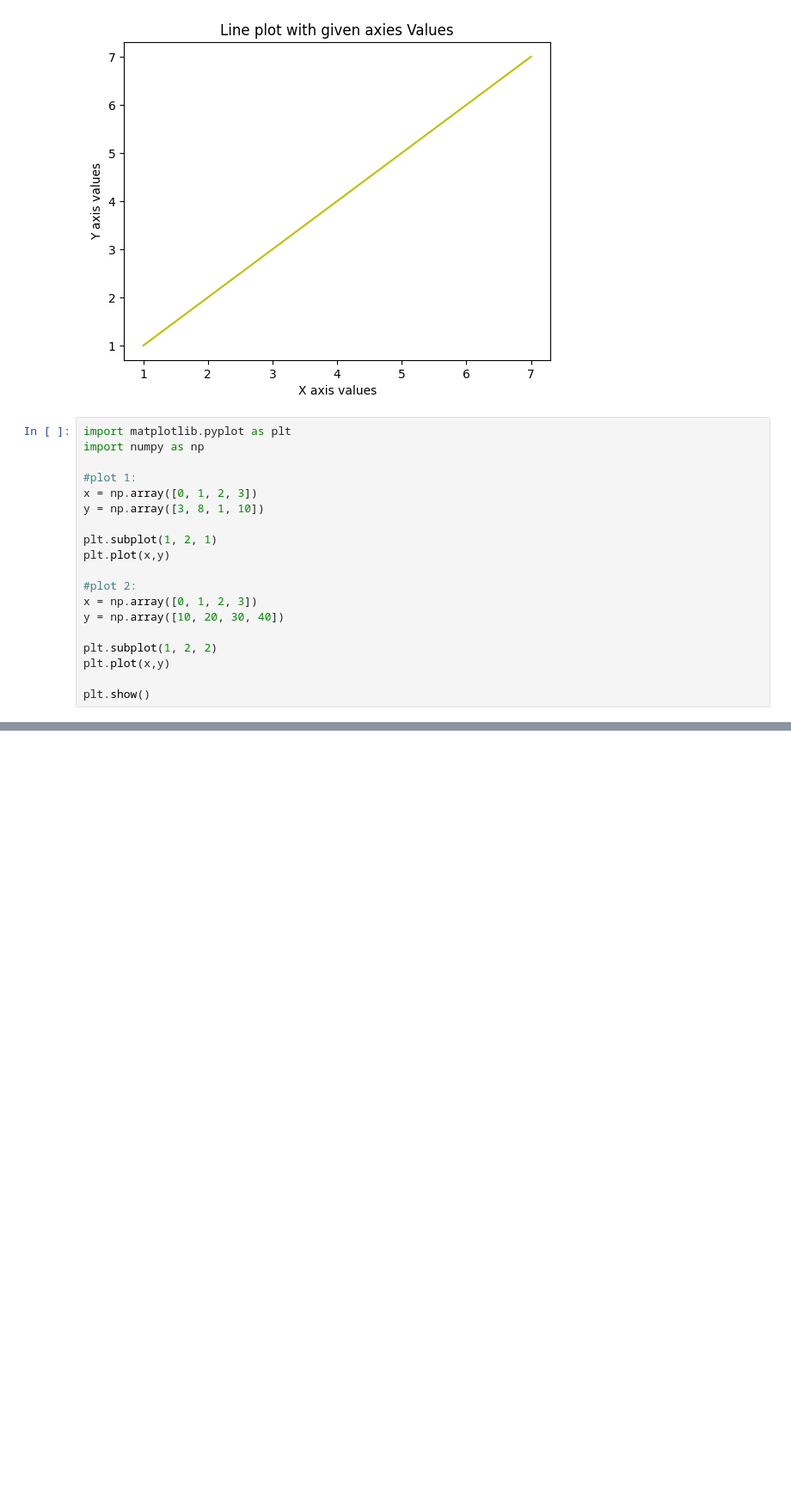
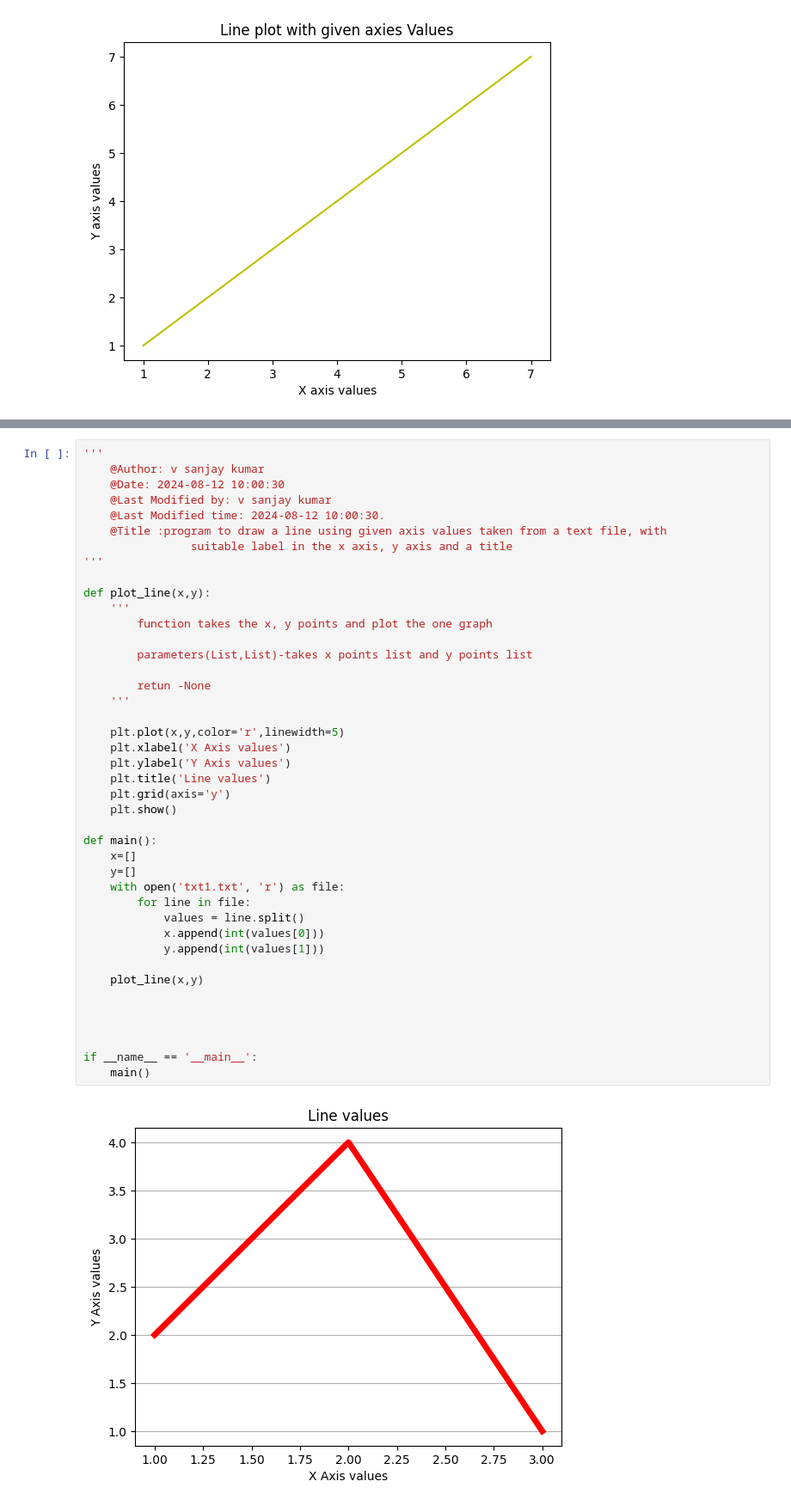
Before and after one commit to sanjaysanju673/Python_libraries-, a Jupyter notebook: Matplot/matplot/matplot.ipynb, the cells around one changed output, grey strips where cells are left out. Shown at 86% size. Drawn from its saved outputs; the diff is of its cells as text; blank space fills up the shorter version.

Commit message:
[Sanjay] Add:programs of the matplot

```diff
--- a/Matplot/matplot/matplot.ipynb
+++ b/Matplot/matplot/matplot.ipynb
@@ -69,22 +69,3 @@ if __name__ == '__main__':
     main()
 # %% [output]
 [figure]
-# %%
-import matplotlib.pyplot as plt
-import numpy as np
-
-#plot 1:
-x = np.array([0, 1, 2, 3])
-y = np.array([3, 8, 1, 10])
-
-plt.subplot(1, 2, 1)
-plt.plot(x,y)
-
-#plot 2:
-x = np.array([0, 1, 2, 3])
-y = np.array([10, 20, 30, 40])
-
-plt.subplot(1, 2, 2)
-plt.plot(x,y)
-
-plt.show()
@@ -92,0 +79,44 @@ plt.show()
+# %%
+'''
+    @Author: v sanjay kumar
+    @Date: 2024-08-12 10:00:30
+    @Last Modified by: v sanjay kumar
+    @Last Modified time: 2024-08-12 10:00:30.
+    @Title :program to draw a line using given axis values taken from a text file, with
+                suitable label in the x axis, y axis and a title
+'''
+
+def plot_line(x,y):
+    '''
+        function takes the x, y points and plot the one graph
+
+        parameters(List,List)-takes x points list and y points list
+
+        retun -None
+    '''
+
+    plt.plot(x,y,color='r',linewidth=5)
+    plt.xlabel('X Axis values')
+    plt.ylabel('Y Axis values')
+    plt.title('Line values')
+    plt.grid(axis='y')
+    plt.show()
+
+def main():
+    x=[]
+    y=[]
+    with open('txt1.txt', 'r') as file:
+        for line in file:
+            values = line.split()
+            x.append(int(values[0]))
+            y.append(int(values[1]))
+
+    plot_line(x,y)
+
+
+
+
+if __name__ == '__main__':
+    main()
+# %% [output]
+[figure, added]
```
Also changed, not shown: parts of 31 cells of this notebook, 1 other file.
